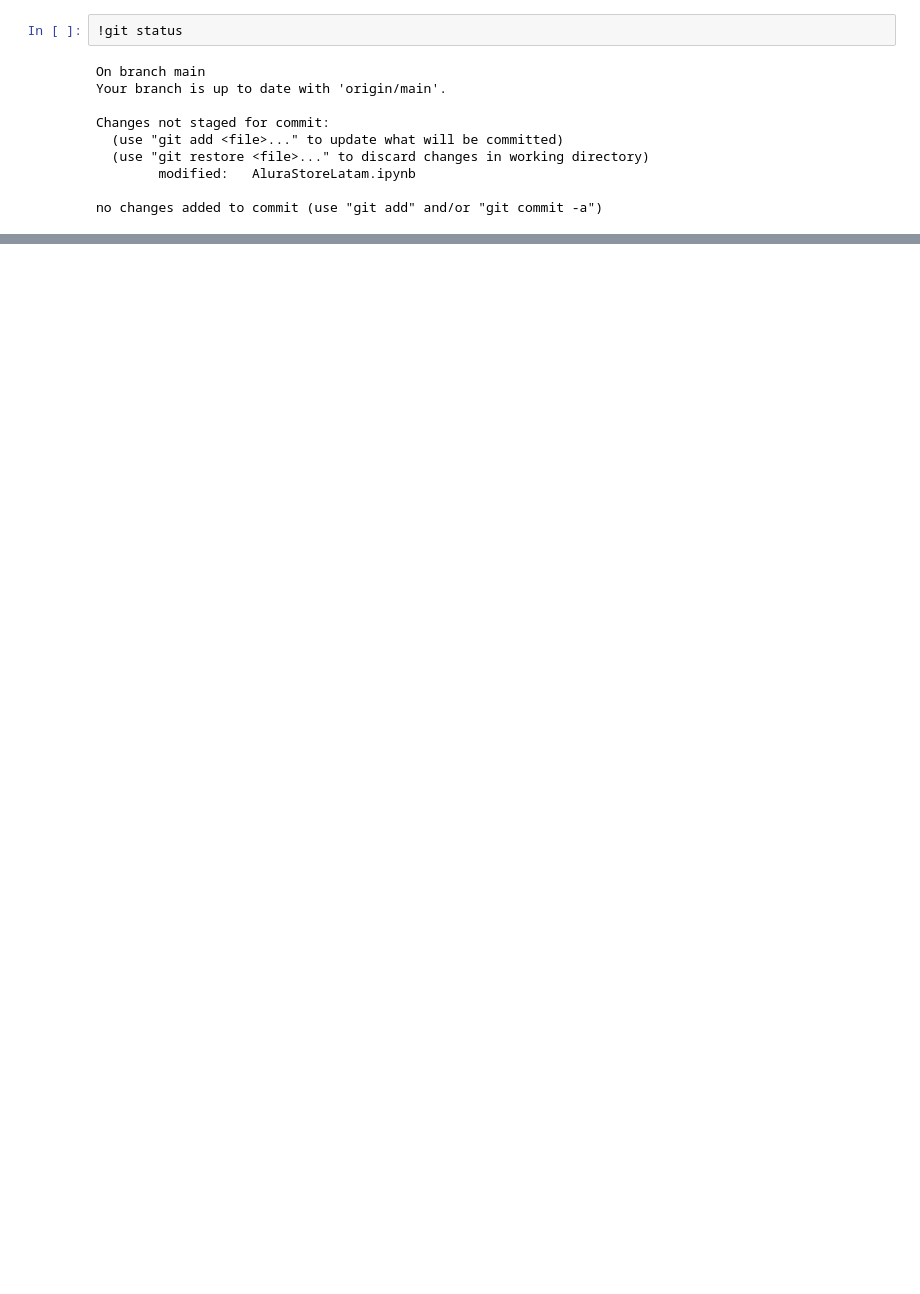
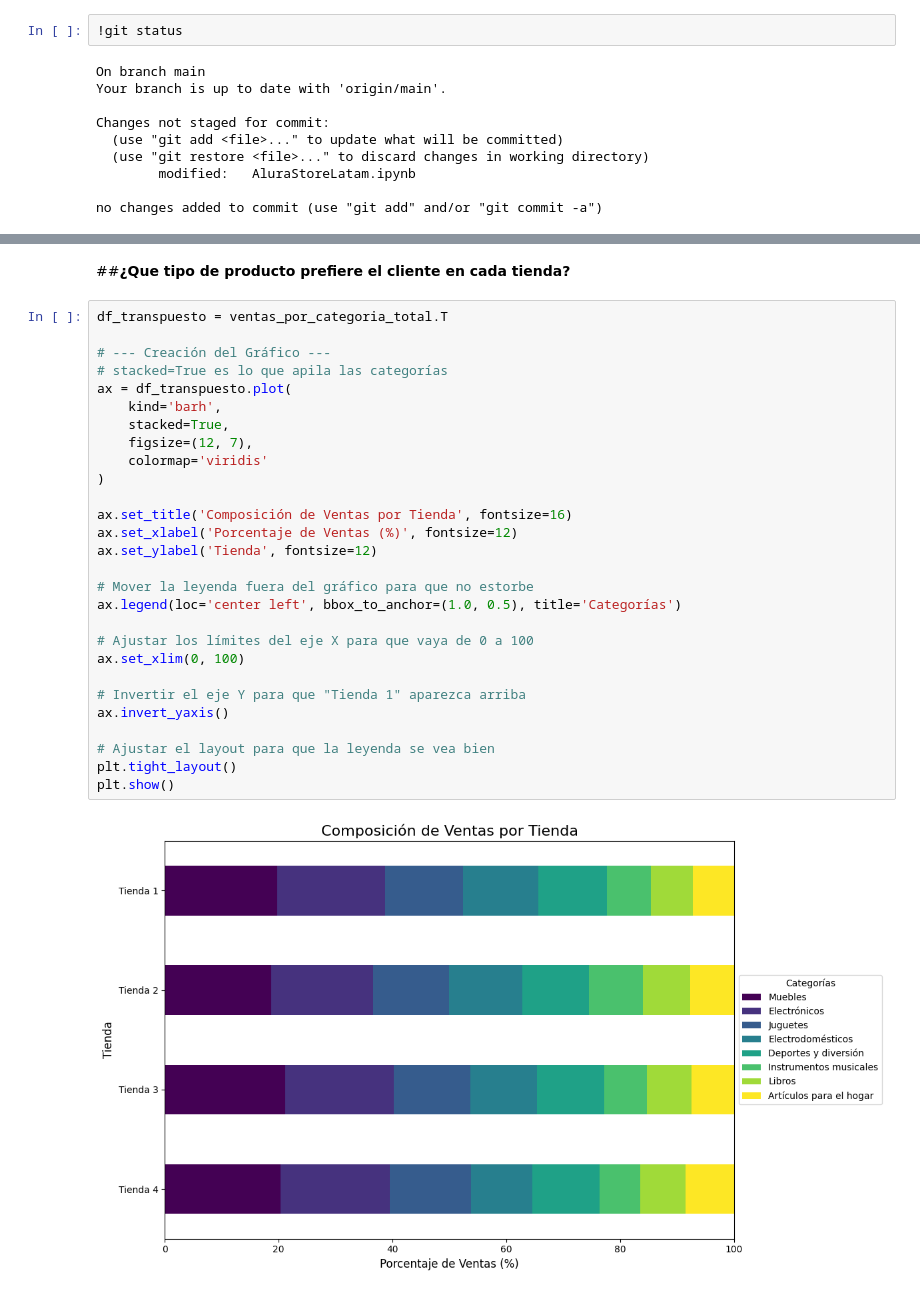
Before and after one commit to Omar05129/Alura-Store-Challengue, a Jupyter notebook: AluraStoreLatam.ipynb, the cells around one changed output, grey strips where cells are left out. Saved outputs shown, nothing was run; the diff lists cells and outputs as text; blank space fills up the shorter version.

Commit message:
Agrega los graficos: Composición de ventas por tienda, calificacion y envio promedio por tienda

```diff
--- a/AluraStoreLatam.ipynb
+++ b/AluraStoreLatam.ipynb
@@ -587,0 +623,32 @@ no changes added to commit (use "git add" and/or "git commit -a")
+# %% [markdown]
+##**¿Que tipo de producto prefiere el cliente en cada tienda?**
+# %%
+df_transpuesto = ventas_por_categoria_total.T
+
+# --- Creación del Gráfico ---
+# stacked=True es lo que apila las categorías
+ax = df_transpuesto.plot(
+    kind='barh',
+    stacked=True,
+    figsize=(12, 7),
+    colormap='viridis'
+)
+
+ax.set_title('Composición de Ventas por Tienda', fontsize=16)
+ax.set_xlabel('Porcentaje de Ventas (%)', fontsize=12)
+ax.set_ylabel('Tienda', fontsize=12)
+
+# Mover la leyenda fuera del gráfico para que no estorbe
+ax.legend(loc='center left', bbox_to_anchor=(1.0, 0.5), title='Categorías')
+
+# Ajustar los límites del eje X para que vaya de 0 a 100
+ax.set_xlim(0, 100)
+
+# Invertir el eje Y para que "Tienda 1" aparezca arriba
+ax.invert_yaxis()
+
+# Ajustar el layout para que la leyenda se vea bien
+plt.tight_layout()
+plt.show()
+# %% [output]
+[figure, added]
```
Also changed, not shown: parts of 11 cells of this notebook.
